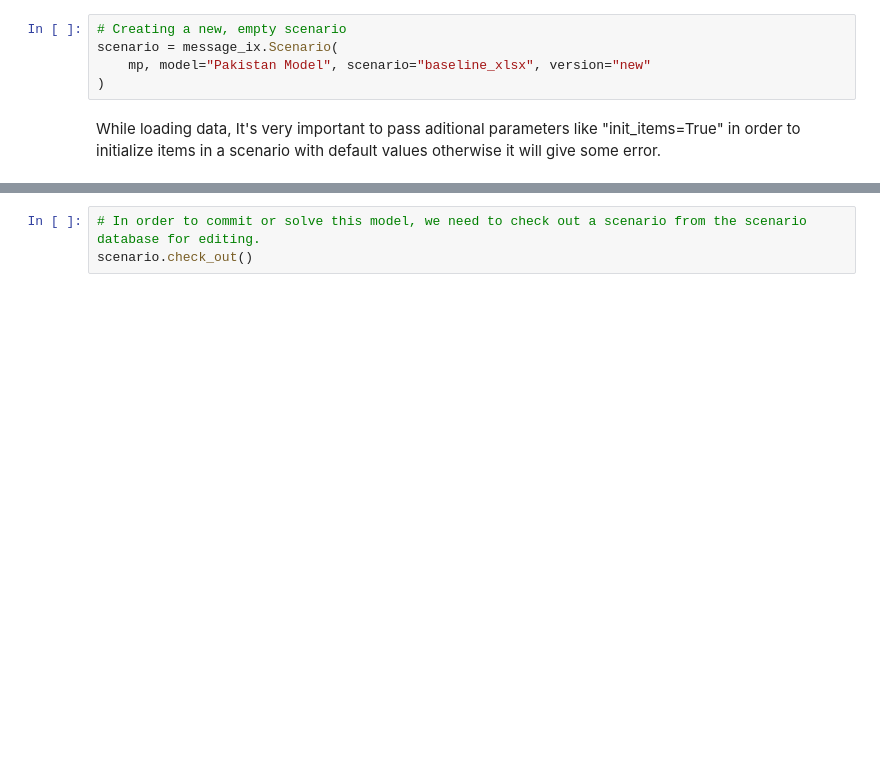
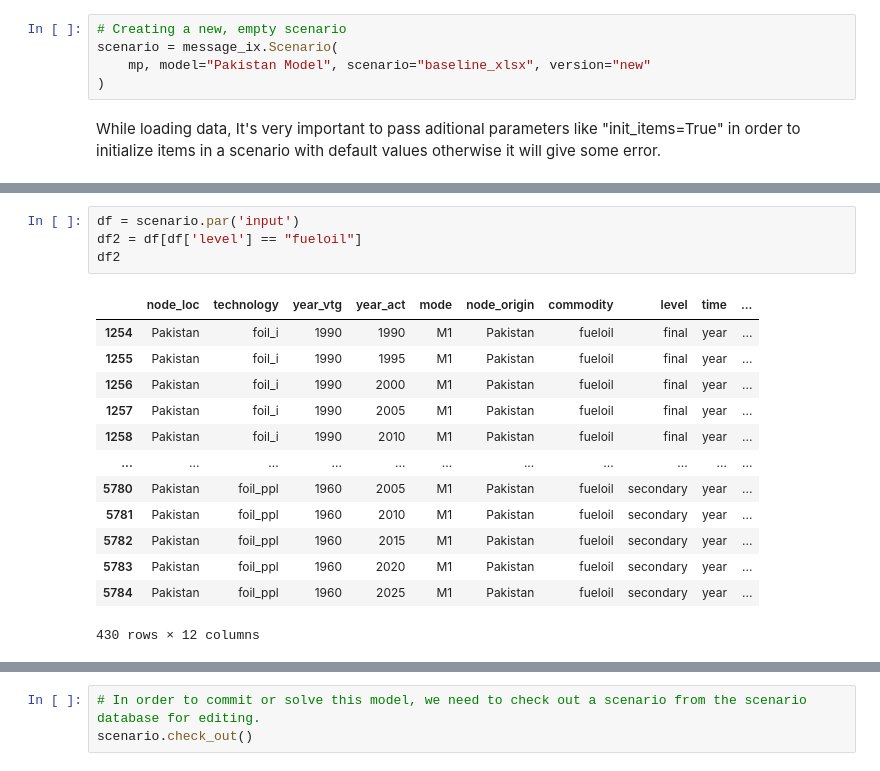
Before and after one commit to LUMS-WIT/NEST-Pakistan, a Jupyter notebook: model/pakistan_model.ipynb, the cells around one changed output, grey strips where cells are left out. Drawn from its saved outputs; the diff is of its cells as text; blank space fills up the shorter version.

```diff
--- a/model/pakistan_model.ipynb
+++ b/model/pakistan_model.ipynb
@@ -42,0 +162,18 @@ scenario.read_excel(path, add_units=True, commit_steps=False, init_items=True)
+# %%
+df = scenario.par('input')
+df2 = df[df['level'] == "fueloil"]
+df2
+# %% [output]
+|  | node_loc | technology | year_vtg | year_act | mode | node_origin | commodity | level | time | ... |
+| 1254 | Pakistan | foil_i | 1990 | 1990 | M1 | Pakistan | fueloil | final | year | ... |
+| 1255 | Pakistan | foil_i | 1990 | 1995 | M1 | Pakistan | fueloil | final | year | ... |
+| 1256 | Pakistan | foil_i | 1990 | 2000 | M1 | Pakistan | fueloil | final | year | ... |
+| 1257 | Pakistan | foil_i | 1990 | 2005 | M1 | Pakistan | fueloil | final | year | ... |
+| 1258 | Pakistan | foil_i | 1990 | 2010 | M1 | Pakistan | fueloil | final | year | ... |
+| ... | ... | ... | ... | ... | ... | ... | ... | ... | ... | ... |
+| 5780 | Pakistan | foil_ppl | 1960 | 2005 | M1 | Pakistan | fueloil | secondary | year | ... |
+| 5781 | Pakistan | foil_ppl | 1960 | 2010 | M1 | Pakistan | fueloil | secondary | year | ... |
+| 5782 | Pakistan | foil_ppl | 1960 | 2015 | M1 | Pakistan | fueloil | secondary | year | ... |
+| 5783 | Pakistan | foil_ppl | 1960 | 2020 | M1 | Pakistan | fueloil | secondary | year | ... |
+| 5784 | Pakistan | foil_ppl | 1960 | 2025 | M1 | Pakistan | fueloil | secondary | year | ... |
+430 rows × 12 columns
```
Also changed, not shown: parts of 64 cells of this notebook, 13 other files.
